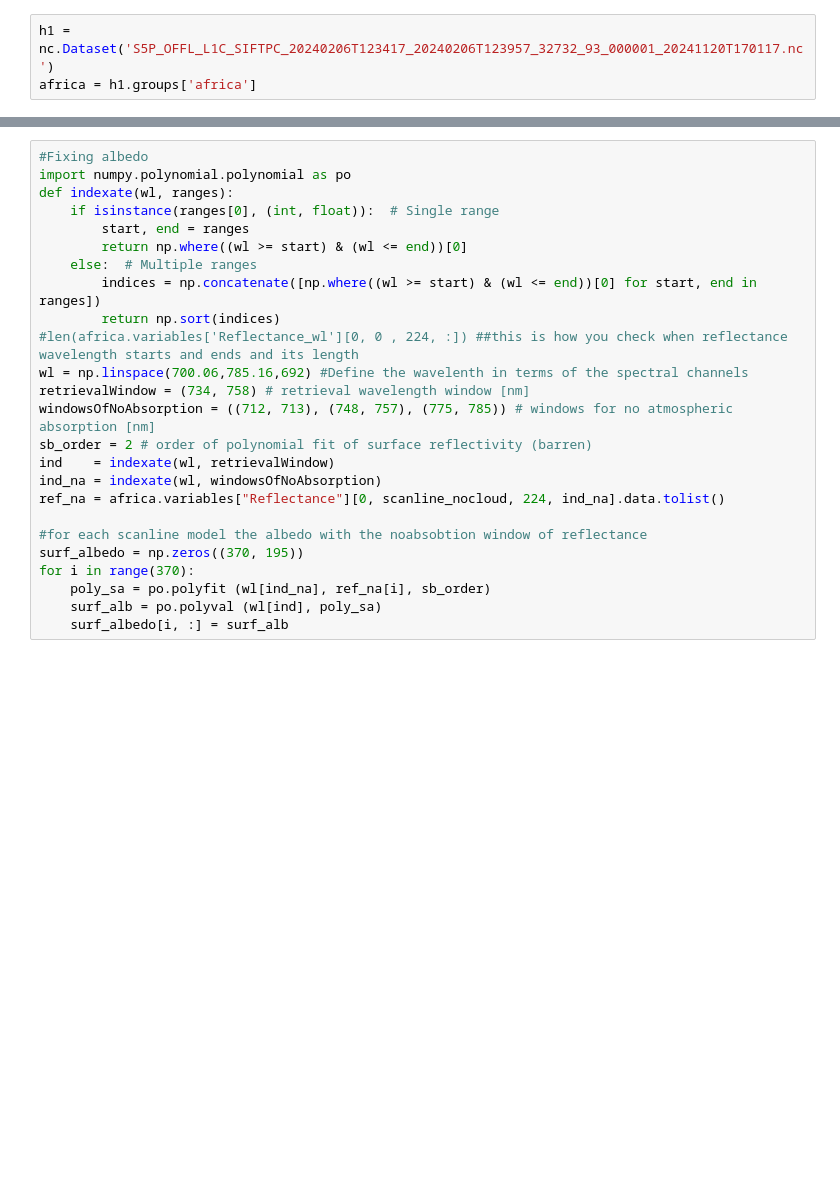
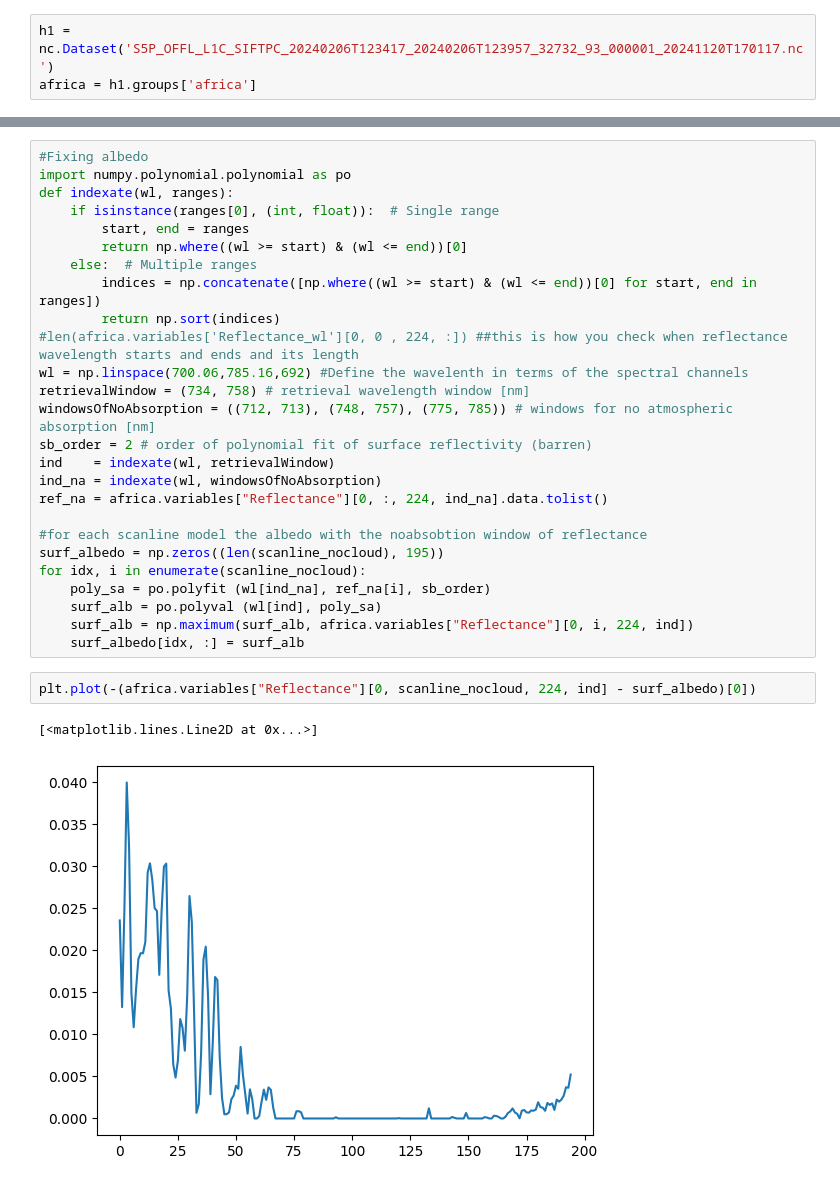
Before and after one commit to raviolihui/SIFretrieval, a Jupyter notebook: VAEexample.ipynb, the cells around one changed output, grey strips where cells are left out. Saved outputs shown, nothing was run; the diff lists cells and outputs as text; blank space fills up the shorter version.

```diff
--- a/VAEexample.ipynb
+++ b/VAEexample.ipynb
@@ -38,14 +42,20 @@ windowsOfNoAbsorption = ((712, 713), (748, 757), (775, 785)) # windows for no at
 sb_order = 2 # order of polynomial fit of surface reflectivity (barren)
 ind    = indexate(wl, retrievalWindow)
 ind_na = indexate(wl, windowsOfNoAbsorption)
-ref_na = africa.variables["Reflectance"][0, scanline_nocloud, 224, ind_na].data.tolist()
+ref_na = africa.variables["Reflectance"][0, :, 224, ind_na].data.tolist()
 
 #for each scanline model the albedo with the noabsobtion window of reflectance
-surf_albedo = np.zeros((370, 195))
-for i in range(370):
+surf_albedo = np.zeros((len(scanline_nocloud), 195))
+for idx, i in enumerate(scanline_nocloud):
     poly_sa = po.polyfit (wl[ind_na], ref_na[i], sb_order)
     surf_alb = po.polyval (wl[ind], poly_sa)
-    surf_albedo[i, :] = surf_alb
+    surf_alb = np.maximum(surf_alb, africa.variables["Reflectance"][0, i, 224, ind])
+    surf_albedo[idx, :] = surf_alb
+# %%
+plt.plot(-(africa.variables["Reflectance"][0, scanline_nocloud, 224, ind] - surf_albedo)[0])
+# %% [output]
+[<matplotlib.lines.Line2D at 0x...>]
+[figure, added]
 # %%
 #Computing tau
 mu = np.cos(np.radians(africa.variables["VZA"][0,scanline_nocloud,224]))
```
Also changed, not shown: parts of 22 cells of this notebook, 1 other file.
